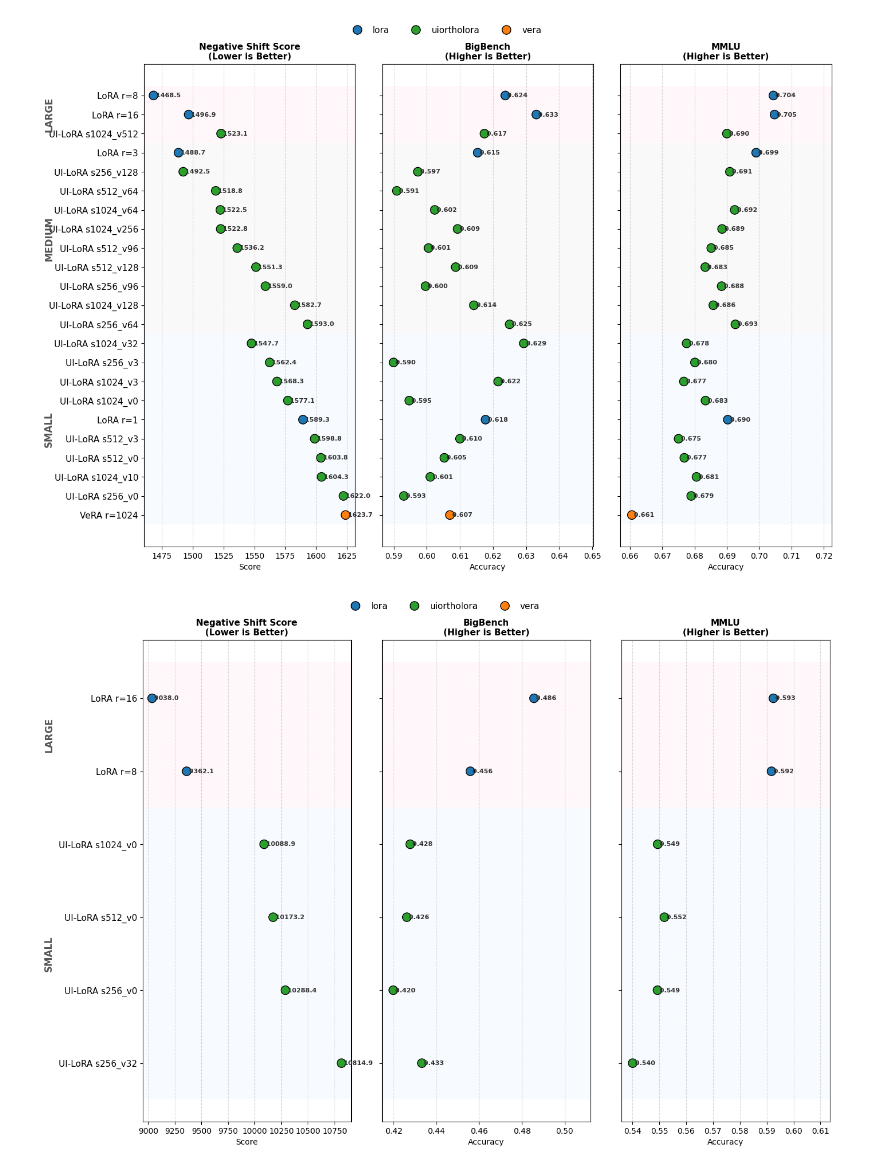
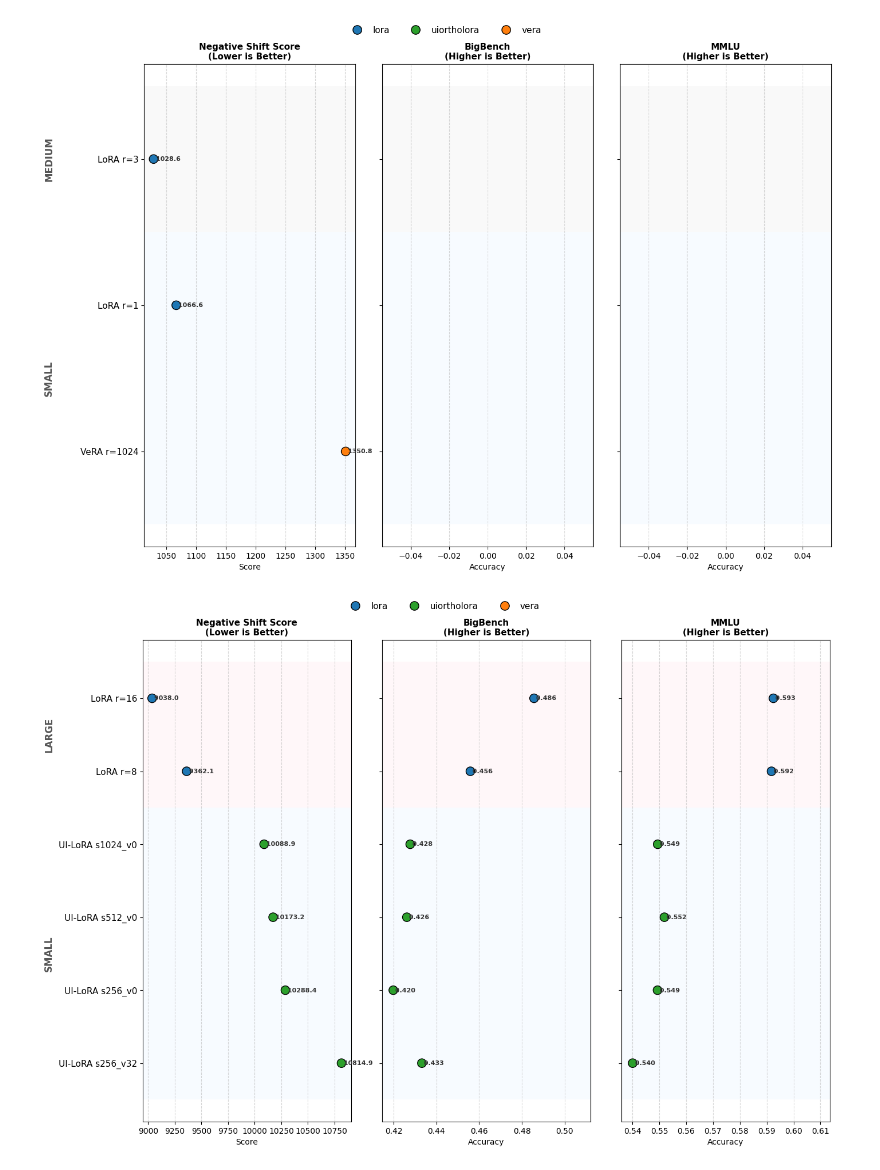
Before and after one commit to Guy-Bilitski/UIOrthoLoRA, a Jupyter notebook: notebooks/tuner_knowledge/src/analysis/archive/analyze_intrinsic.ipynb, the cells around one changed output. Drawn from its saved outputs; the diff is of its cells as text; code cells hidden in the pictures.

Commit message:
results update

```diff
--- a/notebooks/tuner_knowledge/src/analysis/archive/analyze_intrinsic.ipynb
+++ b/notebooks/tuner_knowledge/src/analysis/archive/analyze_intrinsic.ipynb
@@ -304,9 +292,9 @@ import re
 # ============================================================================
 
 # Load Data
-df = pd.read_csv("adapters_results/threshold_0.8/hotspotqa/adapter_results_gemma-3-12b-it.csv")
-df_bigbench = pd.read_csv("../results/bigbench/summary.csv")
-df_mmlu = pd.read_csv("../results/mmlu/mmlu_summary.csv")
+df = pd.read_csv("../adapters_results/hotpotqa/threshold_0.8/llama-3b.csv")
+df_bigbench = pd.read_csv("../../results/bigbench/summary.csv")
+df_mmlu = pd.read_csv("../../results/mmlu/mmlu_summary.csv")
 
 # Numeric conversion
 for col in ["lr", "rank", "accuracy", "negative_shift_score"]:
@@ -357,7 +345,7 @@ def categorize_size(row):
 df['size_category'] = df.apply(categorize_size, axis=1)
 
 # Filter Best Configs
-df_qualified = df[df['accuracy'] >= 0.98].copy()
+df_qualified = df[df['accuracy'] >= 0.9].copy()
 best_per_config = df_qualified.loc[
     df_qualified.groupby('config_label')['negative_shift_score'].idxmin()
 ].copy()
@@ -458,34 +446,34 @@ if not vals.empty:
 # Text Labels (MMLU - 3 decimals)
 for i, val in enumerate(plot_df[metric]):
     if pd.notna(val):
         ax.text(val, i, f" {val:.3f}", va='center', ha='left', fontsize=8, color='#333', fontweight='bold')
 
 # --- Y-Axis Formatting ---
 axes[0].set_yticks(y_range)
 axes[0].set_yticklabels(labels, fontsize=11)
 
 # Size Category Labels
 for size_cat in size_order.keys():
     subset_indices = [i for i, row in enumerate(plot_df.itertuples()) if row.size_category == size_cat]
     if subset_indices:
         center_idx = np.mean(subset_indices)
         axes[0].text(-0.45, center_idx, size_cat.upper(),
                      transform=axes[0].get_yaxis_transform(),
                      rotation=90, va='center', ha='center',
                      fontweight='bold', fontsize=12, color='#555')
 
 # Legend
 legend_handles = [
     mlines.Line2D([], [], color='w', marker='o', markerfacecolor=c, markersize=11, markeredgecolor='k', label=l)
     for l, c in type_colors.items()
 ]
 fig.legend(handles=legend_handles, loc='upper center', bbox_to_anchor=(0.5, 0.98), ncol=3, fontsize=11, frameon=False)
 
 plt.tight_layout()
 plt.subplots_adjust(left=0.15, top=0.9, right=0.95) # Added right margin just in case
 plt.show()
 # %% [output]
-[figure, old version]
+[figure, new version]
 # %%
 import pandas as pd
 import numpy as np
```
Also changed, not shown: parts of 1 cell of this notebook, 35 other files.
